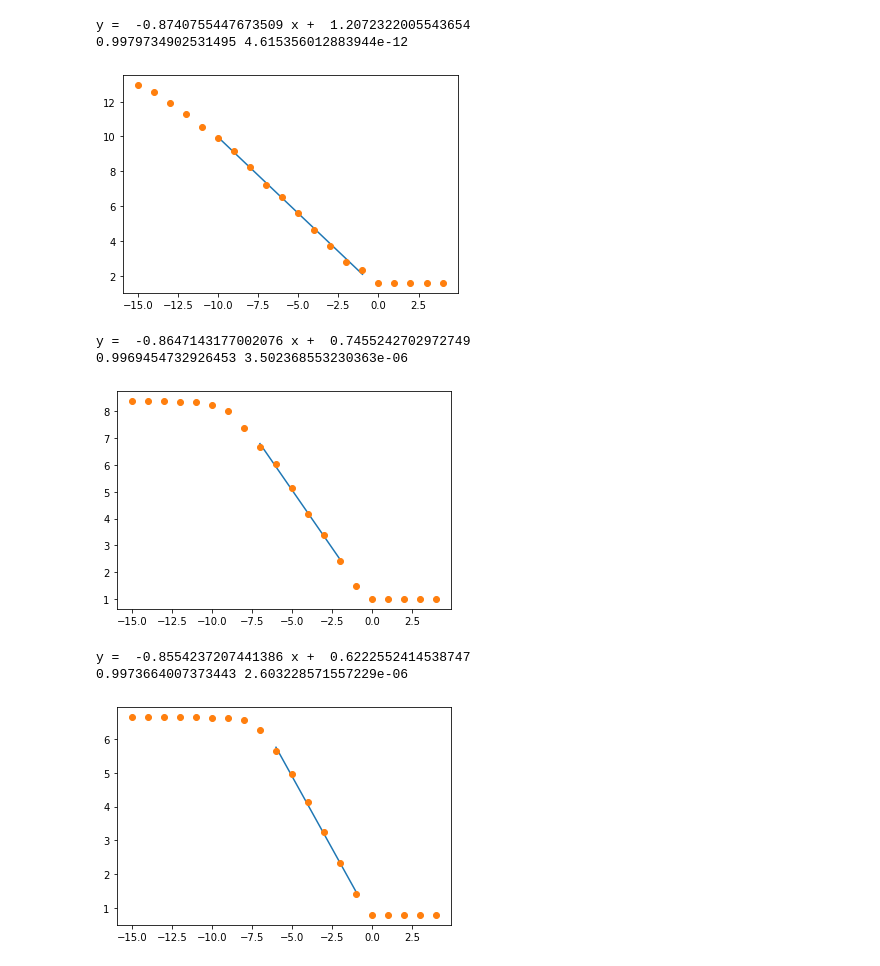
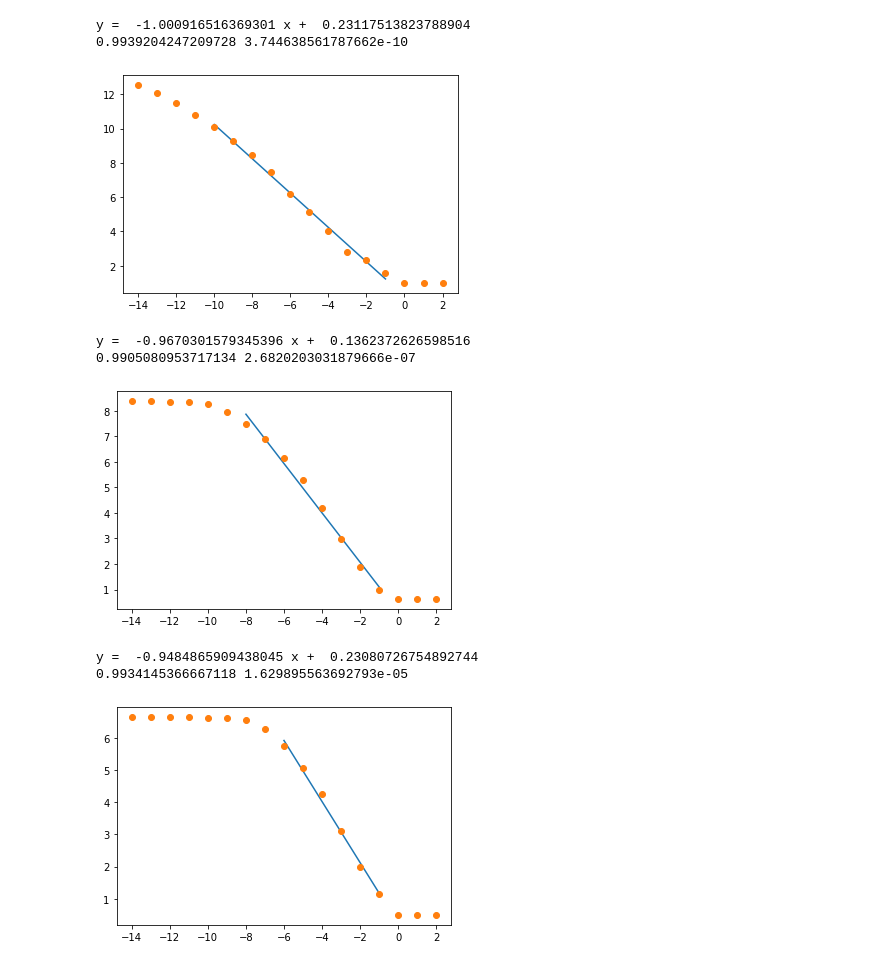
Before and after one commit to StellaAthena/fractal-ml, a Jupyter notebook: notebooks/Dimensions.ipynb, the cells around one changed output. Saved outputs shown, nothing was run; the diff lists cells and outputs as text; code cells hidden in the pictures.

```diff
--- a/notebooks/Dimensions.ipynb
+++ b/notebooks/Dimensions.ipynb
@@ -120,37 +124,37 @@ plt.show()
 # %%
 base = 2
 counts = fractal_dim(base, -10, 0, data)
 x, y = counts[:,0], counts[:,1]
 m, b, r_value, p_value, std_err = scipy.stats.linregress(x, y)
 plt.plot(x, m*x+b)
 
-counts = fractal_dim(base, -15, 5, data)
+counts = fractal_dim(base, -14, 3, data)
 x, y = counts[:,0], counts[:,1]
 plt.plot(x, y, 'o')
 
 print("y = ", m, "x + ", b)
 print(r_value**2, p_value)
 # %% [output]
-y =  -0.8740755447673509 x +  1.2072322005543654
-0.9979734902531495 4.615356012883944e-12
+y =  -1.000916516369301 x +  0.23117513823788904
+0.9939204247209728 3.744638561787662e-10
-[figure, old version]
+[figure, new version]
 # %%
 base = 3
-counts = fractal_dim(base, -7, -1, data)
+counts = fractal_dim(base, -8, 0, data)
 x, y = counts[:,0], counts[:,1]
 m, b, r_value, p_value, std_err = scipy.stats.linregress(x, y)
 plt.plot(x, m*x+b)
 
-counts = fractal_dim(base, -15, 5, data)
+counts = fractal_dim(base, -14, 3, data)
 x, y = counts[:,0], counts[:,1]
 plt.plot(x, y, 'o')
 
 print("y = ", m, "x + ", b)
 print(r_value**2, p_value)
 # %% [output]
-y =  -0.8647143177002076 x +  0.7455242702972749
-0.9969454732926453 3.502368553230363e-06
+y =  -0.9670301579345396 x +  0.1362372626598516
+0.9905080953717134 2.6820203031879666e-07
-[figure, old version]
+[figure, new version]
 # %%
 base = 4
 counts = fractal_dim(base, -6, 0, data)
@@ -158,13 +162,13 @@ x, y = counts[:,0], counts[:,1]
 m, b, r_value, p_value, std_err = scipy.stats.linregress(x, y)
 plt.plot(x, m*x+b)
 
-counts = fractal_dim(base, -15, 5, data)
+counts = fractal_dim(base, -14, 3, data)
 x, y = counts[:,0], counts[:,1]
 plt.plot(x, y, 'o')
 
 print("y = ", m, "x + ", b)
 print(r_value**2, p_value)
 # %% [output]
-y =  -0.8554237207441386 x +  0.6222552414538747
-0.9973664007373443 2.603228571557229e-06
+y =  -0.9484865909438045 x +  0.23080726754892744
+0.9934145366667118 1.629895563692793e-05
-[figure, old version]
+[figure, new version]
```
Also changed, not shown: parts of 4 cells of this notebook.
